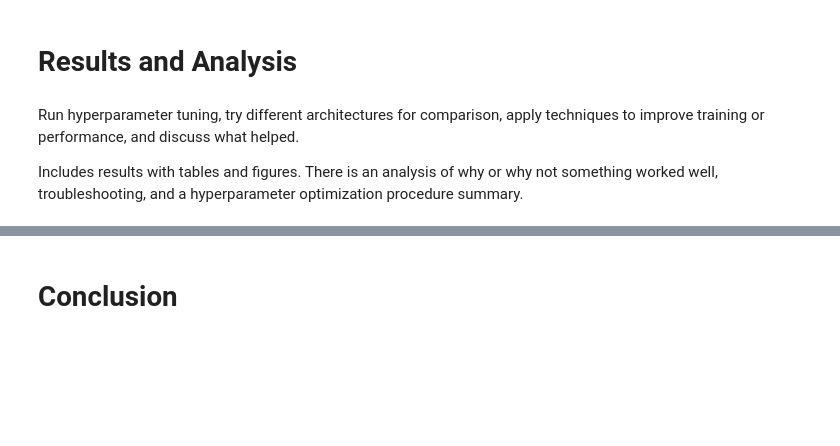
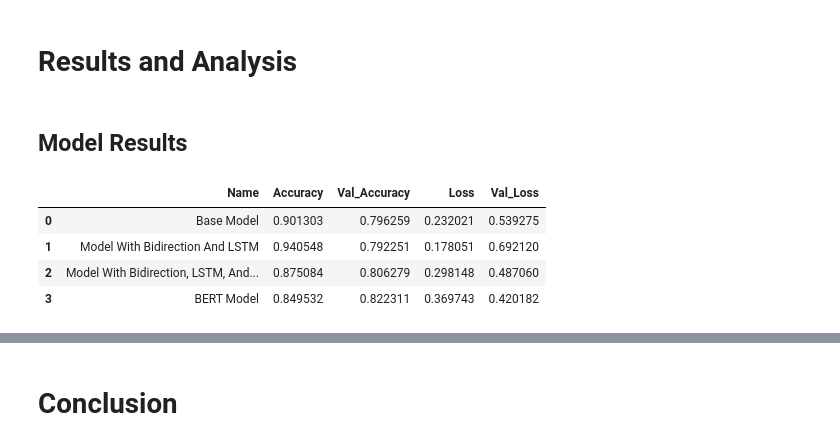
Before and after one commit to HuanLi1008/kaggle_NLP_disaster_tweet_Huan, a Jupyter notebook: NLP_disaster_tweet_Huan.ipynb, the cells around one changed output, grey strips where cells are left out. Cells and saved outputs as stored; diff of their text form; code cells hidden in the pictures; blank space fills up the shorter version.

```diff
--- a/NLP_disaster_tweet_Huan.ipynb
+++ b/NLP_disaster_tweet_Huan.ipynb
@@ -576,5 +552,5 @@ draw_learning_curve(history3)
 # %%
-model3_result = {'Name': 'Base Model With Batch Norm',
+model3_result = {'Name': 'Model With Bidirection, LSTM, And Batch Norm',
                   'Accuracy': history3.history['accuracy'][-1],
                   'Val_Accuracy': history3.history['val_accuracy'][-1],
                   'Loss': history3.history['loss'][-1],
@@ -641,7 +639,7 @@ history4 = classifier.fit(
     x=X_train,
     y=y_train,
     batch_size=32,
-    epochs=10,
+    epochs=2,
     validation_data=(X_val, y_val),
 
 )
@@ -650,2 +676,8 @@ Epoch 1/10
-# %%
-draw_learning_curve(history4)
+# %%
+model4_result = {'Name': 'BERT Model',
+                  'Accuracy': history4.history['accuracy'][-1],
+                  'Val_Accuracy': history4.history['val_accuracy'][-1],
+                  'Loss': history4.history['loss'][-1],
+                  'Val_Loss': history4.history['val_loss'][-1]}
+model_results.append(model4_result)
+model_results
@@ -672,6 +736,2 @@ draw_confusion_matrix(y_val, y_val_pred)
 # %% [markdown]
 # Results and Analysis
-# %% [markdown]
- Run hyperparameter tuning, try different architectures for comparison, apply techniques to improve training or performance, and discuss what helped.
-
-Includes results with tables and figures. There is an analysis of why or why not something worked well, troubleshooting, and a hyperparameter optimization procedure summary.
@@ -679,0 +738,11 @@ def submit(final_model):
+# %% [markdown]
+## Model Results
+# %%
+results_df = pd.DataFrame(model_results)
+results_df
+# %% [output]
+|  | Name | Accuracy | Val_Accuracy | Loss | Val_Loss |
+| 0 | Base Model | 0.901303 | 0.796259 | 0.232021 | 0.539275 |
+| 1 | Model With Bidirection And LSTM | 0.940548 | 0.792251 | 0.178051 | 0.692120 |
+| 2 | Model With Bidirection, LSTM, And... | 0.875084 | 0.806279 | 0.298148 | 0.487060 |
+| 3 | BERT Model | 0.849532 | 0.822311 | 0.369743 | 0.420182 |
```
Also changed, not shown: parts of 45 cells of this notebook.
